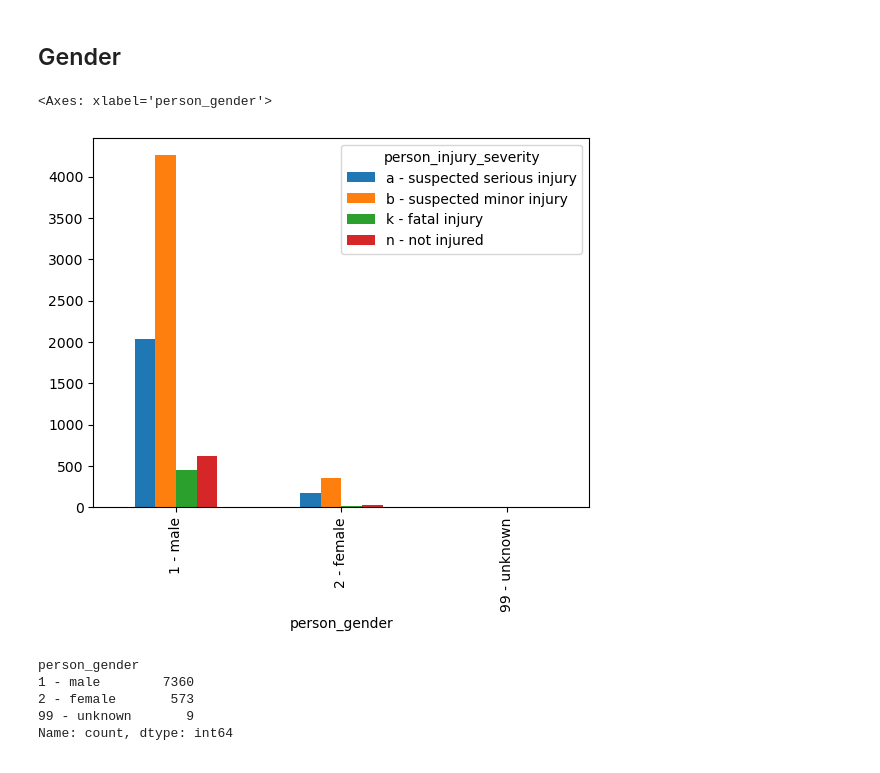
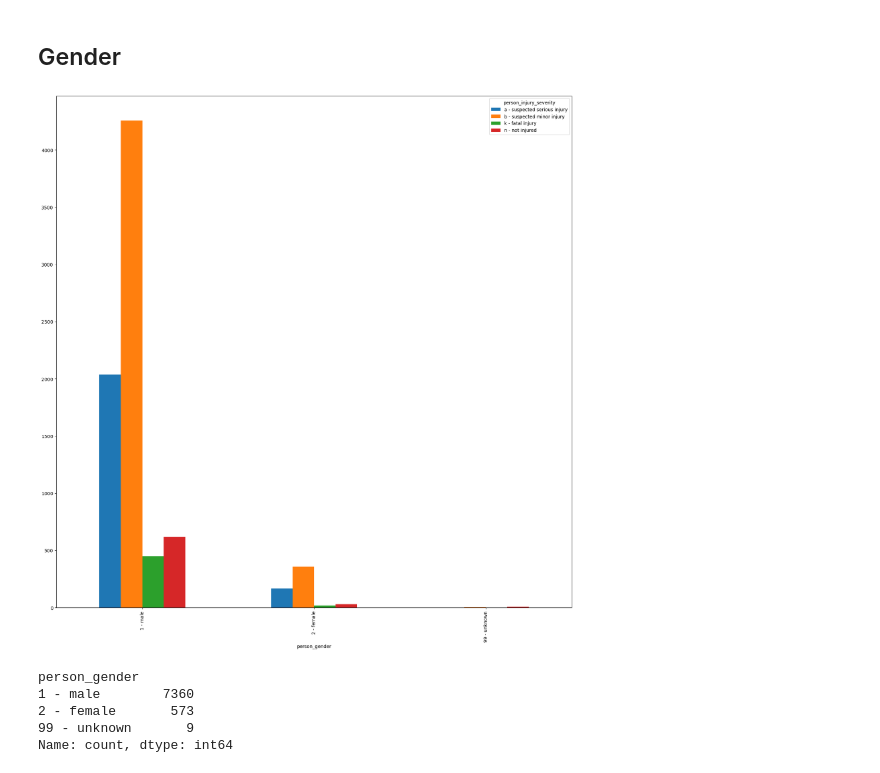
Before and after one commit to tex-wrex/tex-wrex, a Jupyter notebook: Final_work/explore_draft.ipynb, the cells around one changed output. Saved outputs shown, nothing was run; the diff lists cells and outputs as text; code cells hidden in the pictures.

```diff
--- a/Final_work/explore_draft.ipynb
+++ b/Final_work/explore_draft.ipynb
@@ -100,10 +100,10 @@ memory usage: 2.2+ MB
 # %% [markdown]
 ## Gender
 # %%
-pd.crosstab(train.person_gender,train.person_injury_severity).plot(kind='bar')
+pd.crosstab(train.person_gender,train.person_injury_severity).plot(kind='bar', figsize=(20,20))
+plt.savefig('gender.png')
 # %% [output]
-<Axes: xlabel='person_gender'>
-[figure, old version]
+[figure, new version]
 # %%
 train.person_gender.value_counts()
 # %% [output]
```
Also changed, not shown: parts of 10 cells of this notebook, 16 other files.
